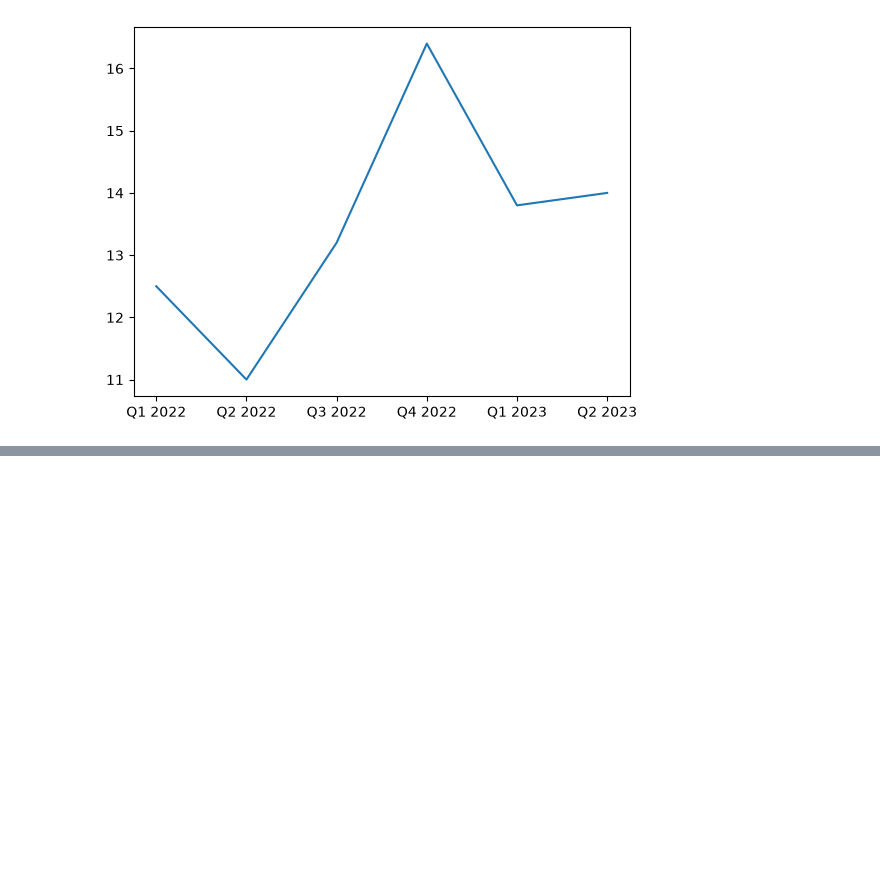
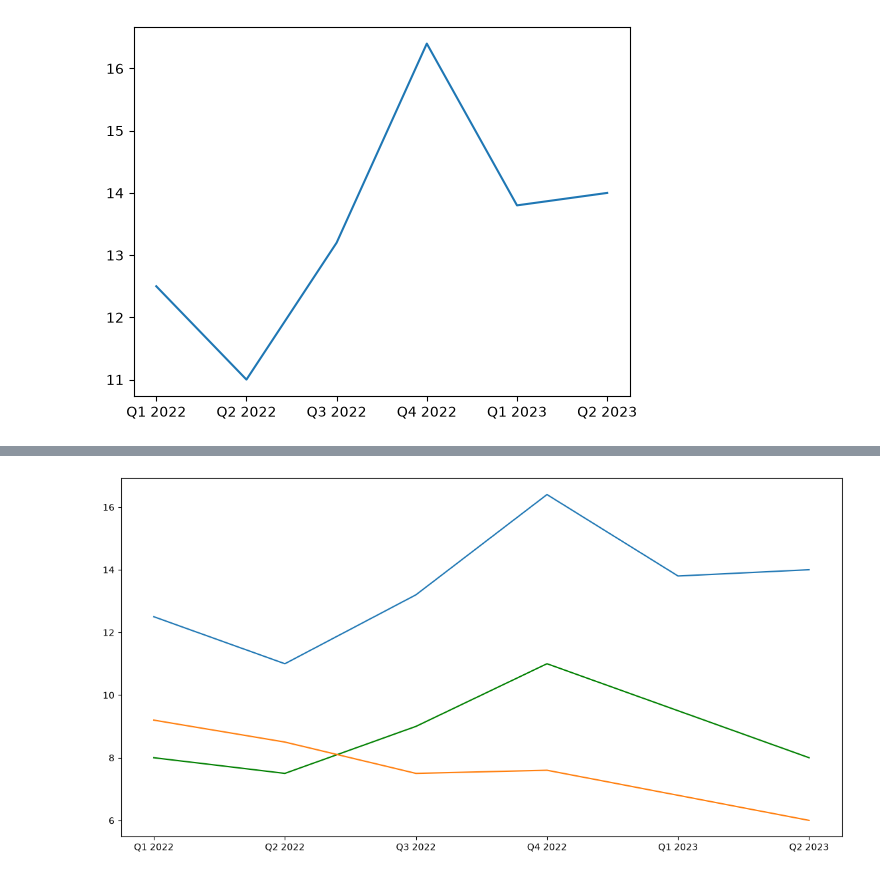
Before and after one commit to janakiraam/Codebasics_learning, a Jupyter notebook: visuvalization.ipynb, the cells around one changed output, grey strips where cells are left out. Drawn from its saved outputs; the diff is of its cells as text; code cells hidden in the pictures; blank space fills up the shorter version.

```diff
--- a/visuvalization.ipynb
+++ b/visuvalization.ipynb
@@ -33,0 +34,10 @@ plt.show()
+# %%
+#now ploting revenue of others Dishwasher and washing machine
+from matplotlib import pyplot as plt
+plt.figure(figsize=(14,7))
+plt.plot(df_sales["Quarter"],df_sales["Fridge"])
+plt.plot(df_sales["Quarter"],df_sales["Dishwasher"],color="green")
+plt.plot(df_sales["Quarter"],df_sales["Washing Machine"])
+plt.show()
+# %% [output]
+[figure, added]
```
Also changed, not shown: parts of 20 cells of this notebook.
